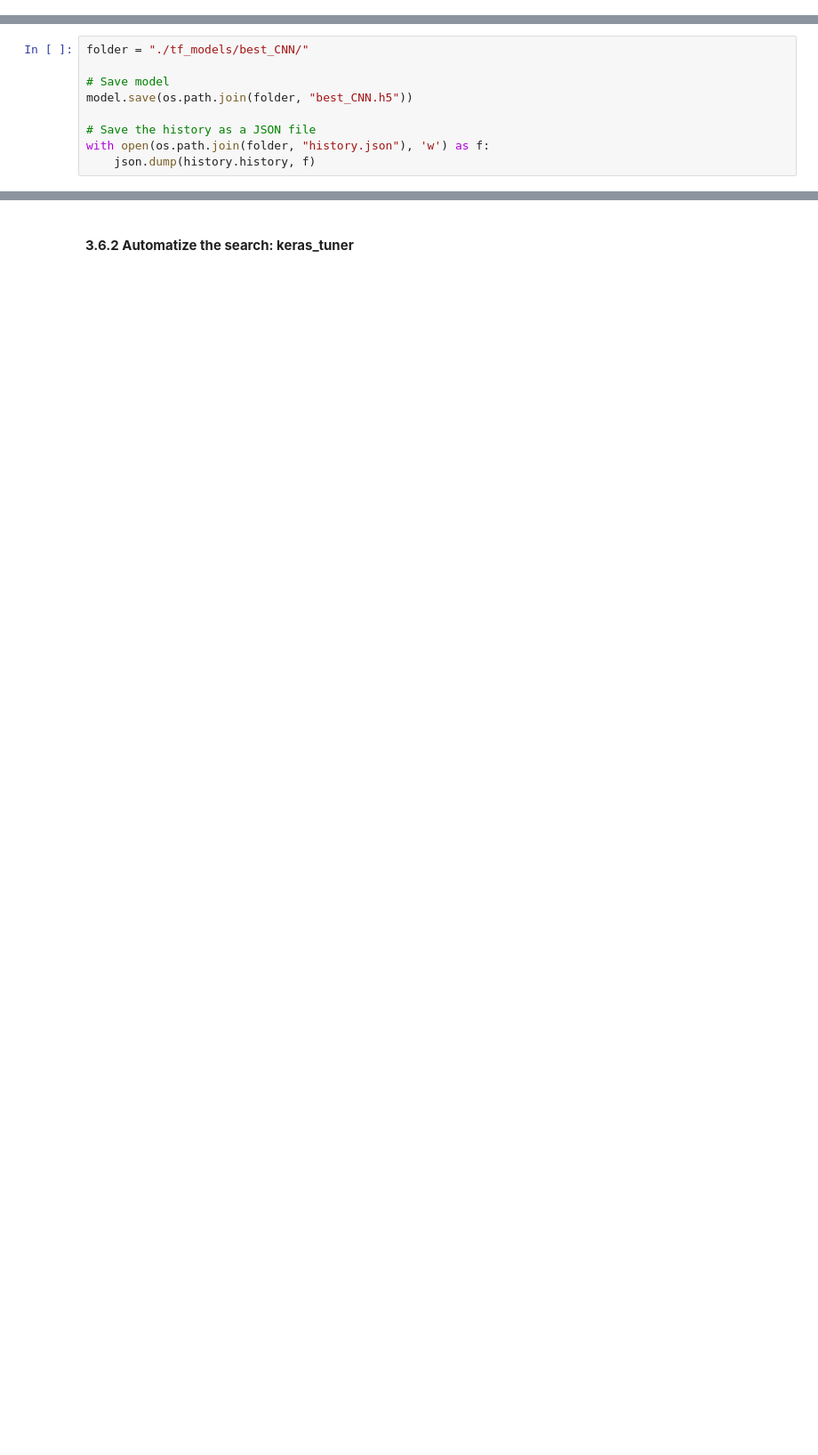
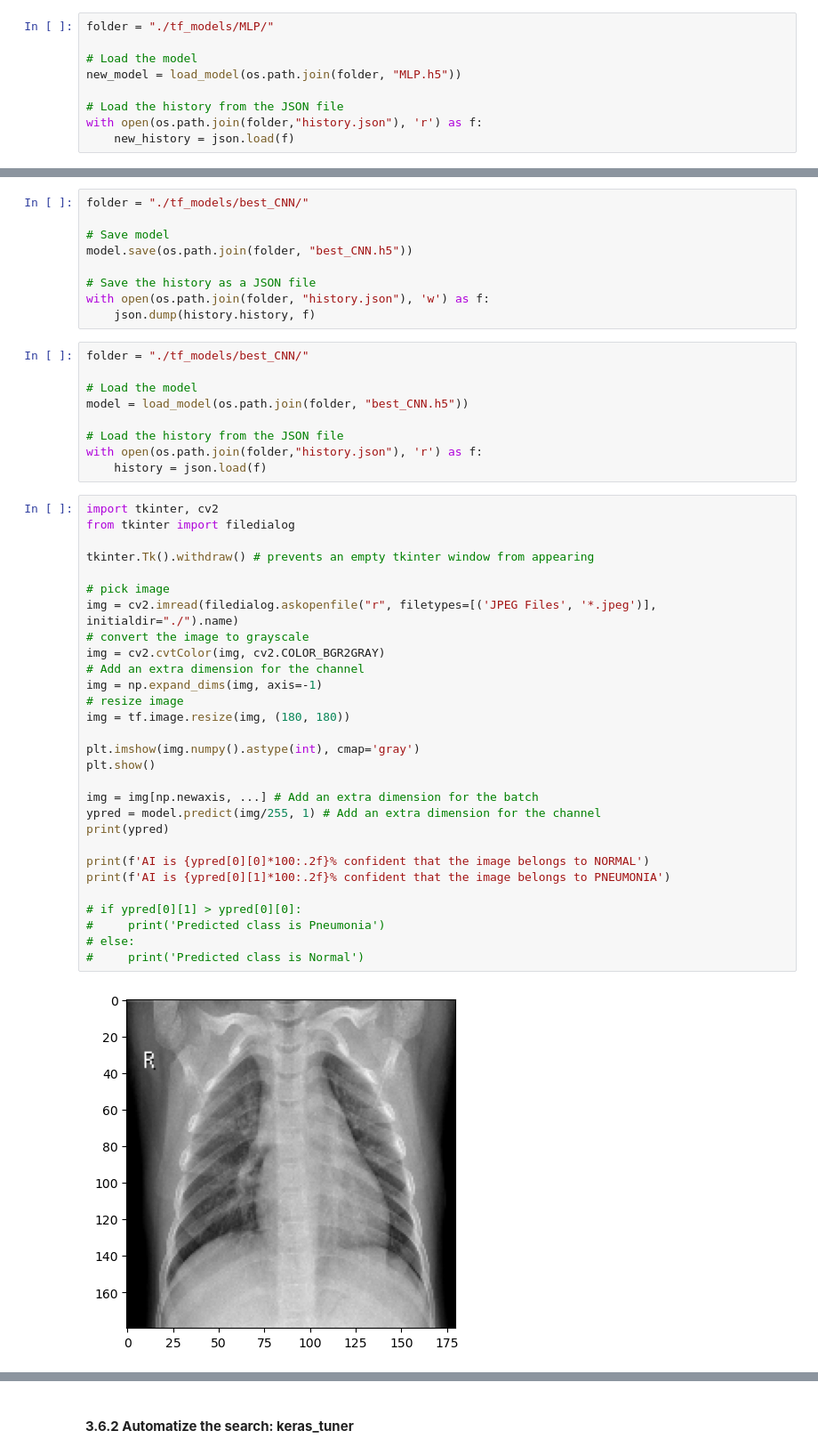
Before and after one commit to MelvinCERBA/RadiographyPneumoniaDetection, a Jupyter notebook: notebooks/tensorflow.ipynb, the cells around one changed output, grey strips where cells are left out. Shown at 89% size. Cells and saved outputs as stored; diff of their text form; blank space fills up the shorter version.

```diff
--- a/notebooks/tensorflow.ipynb
+++ b/notebooks/tensorflow.ipynb
@@ -674,6 +700,15 @@ model.save(os.path.join(folder, "CNN.h5"))
 # Save the history as a JSON file
 with open(os.path.join(folder, "history.json"), 'w') as f:
     json.dump(history.history, f)
+# %%
+folder = "./tf_models/MLP/"
+
+# Load the model
+new_model = load_model(os.path.join(folder, "MLP.h5"))
+
+# Load the history from the JSON file
+with open(os.path.join(folder,"history.json"), 'r') as f:
+    new_history = json.load(f)
 # %% [markdown]
 ### **3.6 Tuning**
 
@@ -772,3 +816,43 @@ model.save(os.path.join(folder, "best_CNN.h5"))
 # Save the history as a JSON file
 with open(os.path.join(folder, "history.json"), 'w') as f:
     json.dump(history.history, f)
+# %%
+folder = "./tf_models/best_CNN/"
+
+# Load the model
+model = load_model(os.path.join(folder, "best_CNN.h5"))
+
+# Load the history from the JSON file
+with open(os.path.join(folder,"history.json"), 'r') as f:
+    history = json.load(f)
+# %%
+import tkinter, cv2
+from tkinter import filedialog
+
+tkinter.Tk().withdraw() # prevents an empty tkinter window from appearing
+
+# pick image
+img = cv2.imread(filedialog.askopenfile("r", filetypes=[('JPEG Files', '*.jpeg')], initialdir="./").name)
+# convert the image to grayscale
+img = cv2.cvtColor(img, cv2.COLOR_BGR2GRAY)
+# Add an extra dimension for the channel
+img = np.expand_dims(img, axis=-1)
+# resize image
+img = tf.image.resize(img, (180, 180))
+
+plt.imshow(img.numpy().astype(int), cmap='gray')
+plt.show()
+
+img = img[np.newaxis, ...] # Add an extra dimension for the batch
+ypred = model.predict(img/255, 1) # Add an extra dimension for the channel
+print(ypred)
+
+print(f'AI is {ypred[0][0]*100:.2f}% confident that the image belongs to NORMAL')
+print(f'AI is {ypred[0][1]*100:.2f}% confident that the image belongs to PNEUMONIA')
+
+# if ypred[0][1] > ypred[0][0]:
+#     print('Predicted class is Pneumonia')
+# else:
+#     print('Predicted class is Normal')
+# %% [output]
+[figure, added]
```
Also changed, not shown: parts of 4 cells of this notebook.
